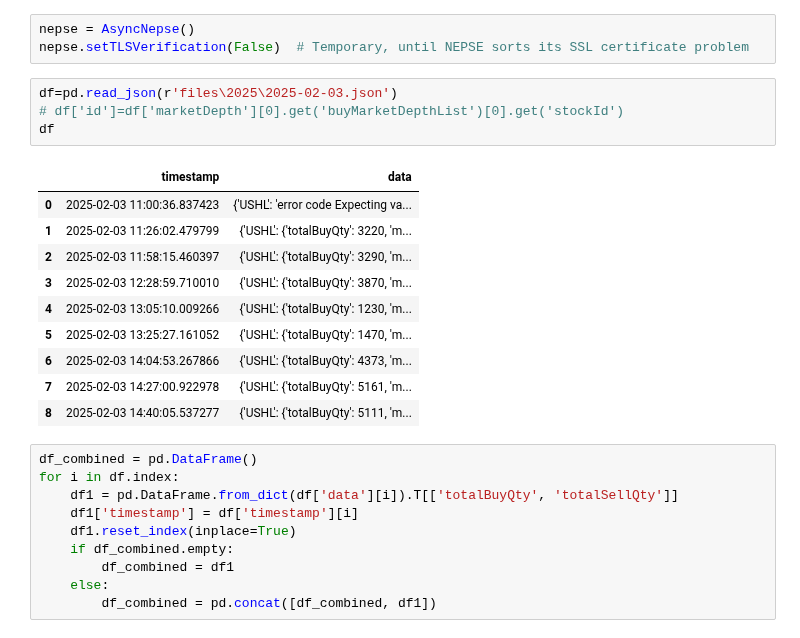
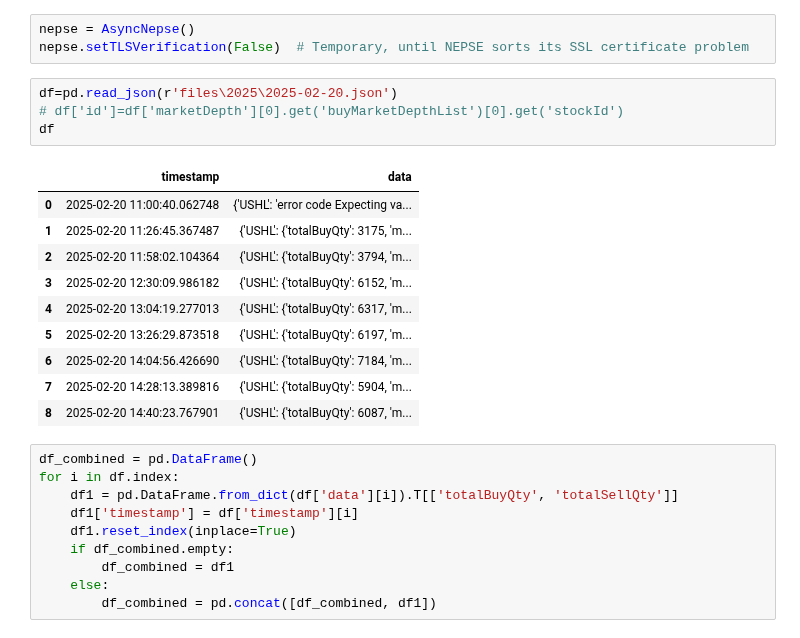
Before and after one commit to madhuko/nepse_depth, a Jupyter notebook: analytics.ipynb, the cells around one changed output. Saved outputs shown, nothing was run; the diff lists cells and outputs as text.

```diff
--- a/analytics.ipynb
+++ b/analytics.ipynb
@@ -9,20 +9,20 @@ import glob
 nepse = AsyncNepse()
 nepse.setTLSVerification(False)  # Temporary, until NEPSE sorts its SSL certificate problem
 # %%
-df=pd.read_json(r'files\2025\2025-02-03.json')
+df=pd.read_json(r'files\2025\2025-02-20.json')
 # df['id']=df['marketDepth'][0].get('buyMarketDepthList')[0].get('stockId')
 df
 # %% [output]
 |  | timestamp | data |
-| 0 | 2025-02-03 11:00:36.837423 | {'USHL': 'error code Expecting va... |
-| 1 | 2025-02-03 11:26:02.479799 | {'USHL': {'totalBuyQty': 3220, 'm... |
-| 2 | 2025-02-03 11:58:15.460397 | {'USHL': {'totalBuyQty': 3290, 'm... |
-| 3 | 2025-02-03 12:28:59.710010 | {'USHL': {'totalBuyQty': 3870, 'm... |
-| 4 | 2025-02-03 13:05:10.009266 | {'USHL': {'totalBuyQty': 1230, 'm... |
-| 5 | 2025-02-03 13:25:27.161052 | {'USHL': {'totalBuyQty': 1470, 'm... |
-| 6 | 2025-02-03 14:04:53.267866 | {'USHL': {'totalBuyQty': 4373, 'm... |
-| 7 | 2025-02-03 14:27:00.922978 | {'USHL': {'totalBuyQty': 5161, 'm... |
-| 8 | 2025-02-03 14:40:05.537277 | {'USHL': {'totalBuyQty': 5111, 'm... |
+| 0 | 2025-02-20 11:00:40.062748 | {'USHL': 'error code Expecting va... |
+| 1 | 2025-02-20 11:26:45.367487 | {'USHL': {'totalBuyQty': 3175, 'm... |
+| 2 | 2025-02-20 11:58:02.104364 | {'USHL': {'totalBuyQty': 3794, 'm... |
+| 3 | 2025-02-20 12:30:09.986182 | {'USHL': {'totalBuyQty': 6152, 'm... |
+| 4 | 2025-02-20 13:04:19.277013 | {'USHL': {'totalBuyQty': 6317, 'm... |
+| 5 | 2025-02-20 13:26:29.873518 | {'USHL': {'totalBuyQty': 6197, 'm... |
+| 6 | 2025-02-20 14:04:56.426690 | {'USHL': {'totalBuyQty': 7184, 'm... |
+| 7 | 2025-02-20 14:28:13.389816 | {'USHL': {'totalBuyQty': 5904, 'm... |
+| 8 | 2025-02-20 14:40:23.767901 | {'USHL': {'totalBuyQty': 6087, 'm... |
 # %%
 df_combined = pd.DataFrame()
 for i in df.index:
```
